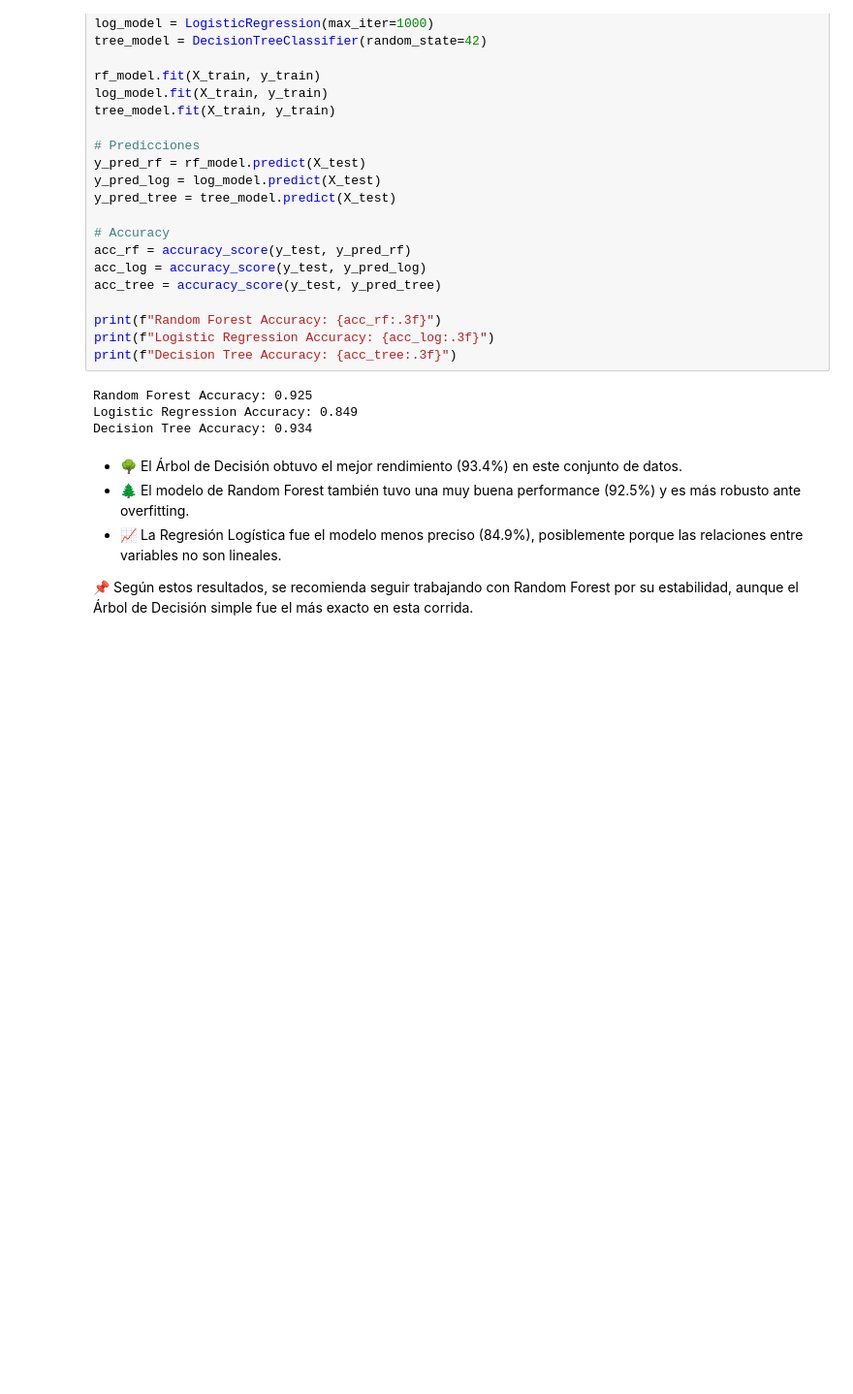
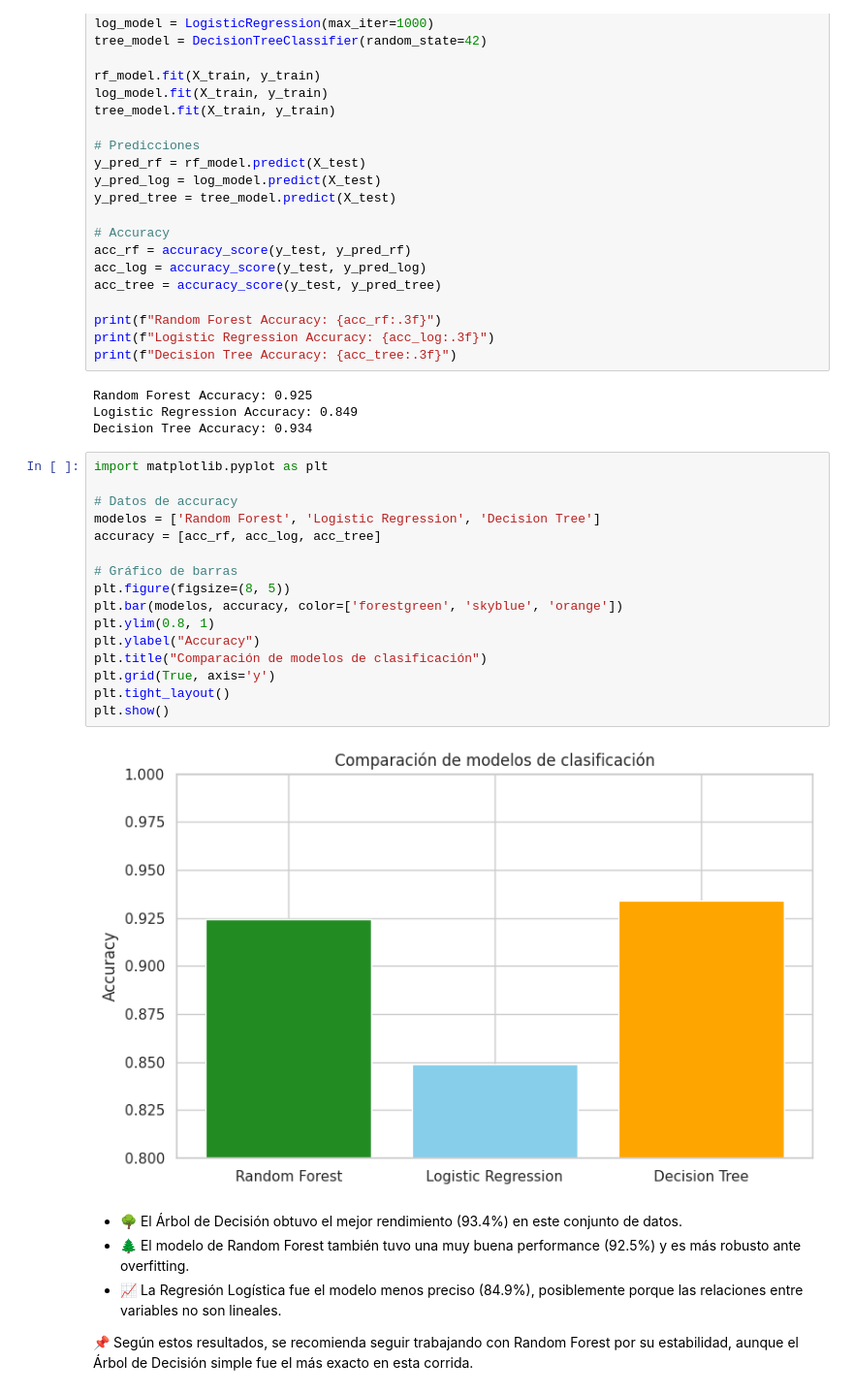
Before and after one commit to julietapgomez/Data-Science-II, a Jupyter notebook: Entrega Final_DS_Julieta_Gómez.ipynb, the cells around one changed output. Shown at 97% size. Drawn from its saved outputs; the diff is of its cells as text; blank space fills up the shorter version.

```diff
--- a/Entrega Final_DS_Julieta_Gómez.ipynb
+++ b/Entrega Final_DS_Julieta_Gómez.ipynb
@@ -1817,6 +1816,24 @@ print(f"Decision Tree Accuracy: {acc_tree:.3f}")
 Random Forest Accuracy: 0.925
 Logistic Regression Accuracy: 0.849
 Decision Tree Accuracy: 0.934
+# %%
+import matplotlib.pyplot as plt
+
+# Datos de accuracy
+modelos = ['Random Forest', 'Logistic Regression', 'Decision Tree']
+accuracy = [acc_rf, acc_log, acc_tree]
+
+# Gráfico de barras
+plt.figure(figsize=(8, 5))
+plt.bar(modelos, accuracy, color=['forestgreen', 'skyblue', 'orange'])
+plt.ylim(0.8, 1)
+plt.ylabel("Accuracy")
+plt.title("Comparación de modelos de clasificación")
+plt.grid(True, axis='y')
+plt.tight_layout()
+plt.show()
+# %% [output]
+[figure, added]
 # %% [markdown]
 
 - 🌳 El Árbol de Decisión obtuvo el mejor rendimiento (93.4%) en este conjunto de datos.
```
Also changed, not shown: parts of 4 cells of this notebook.
